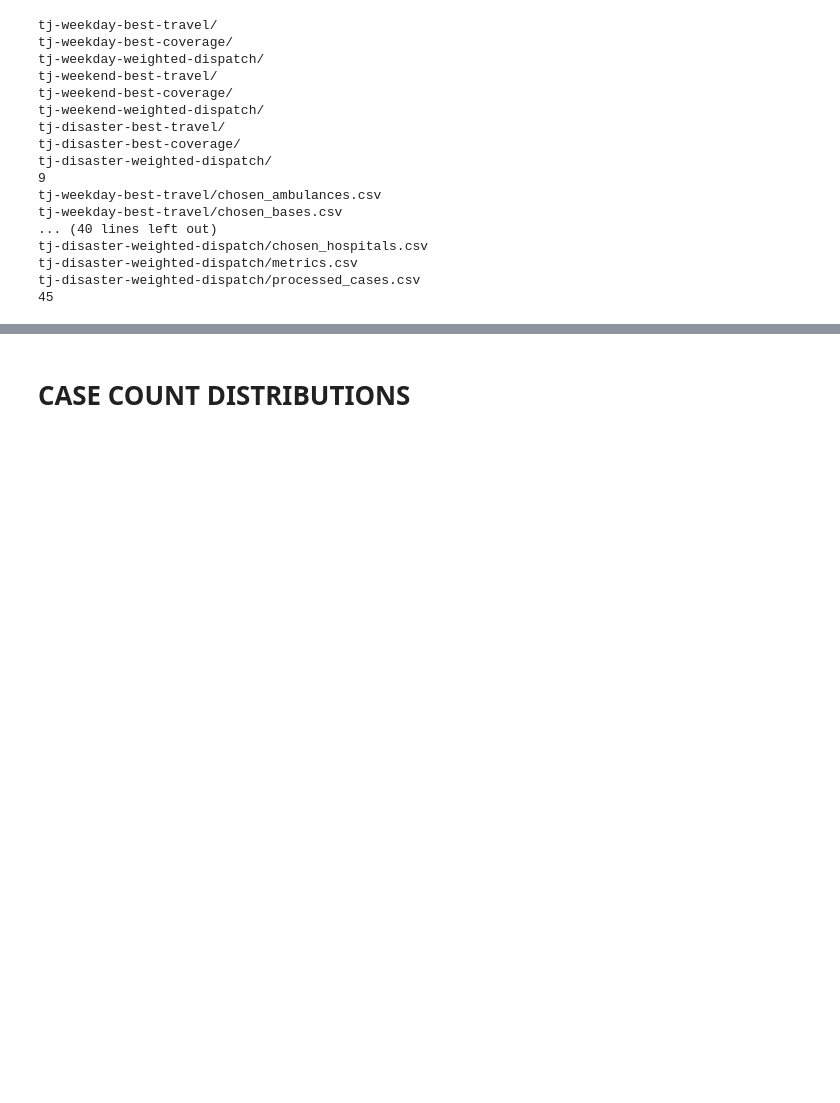
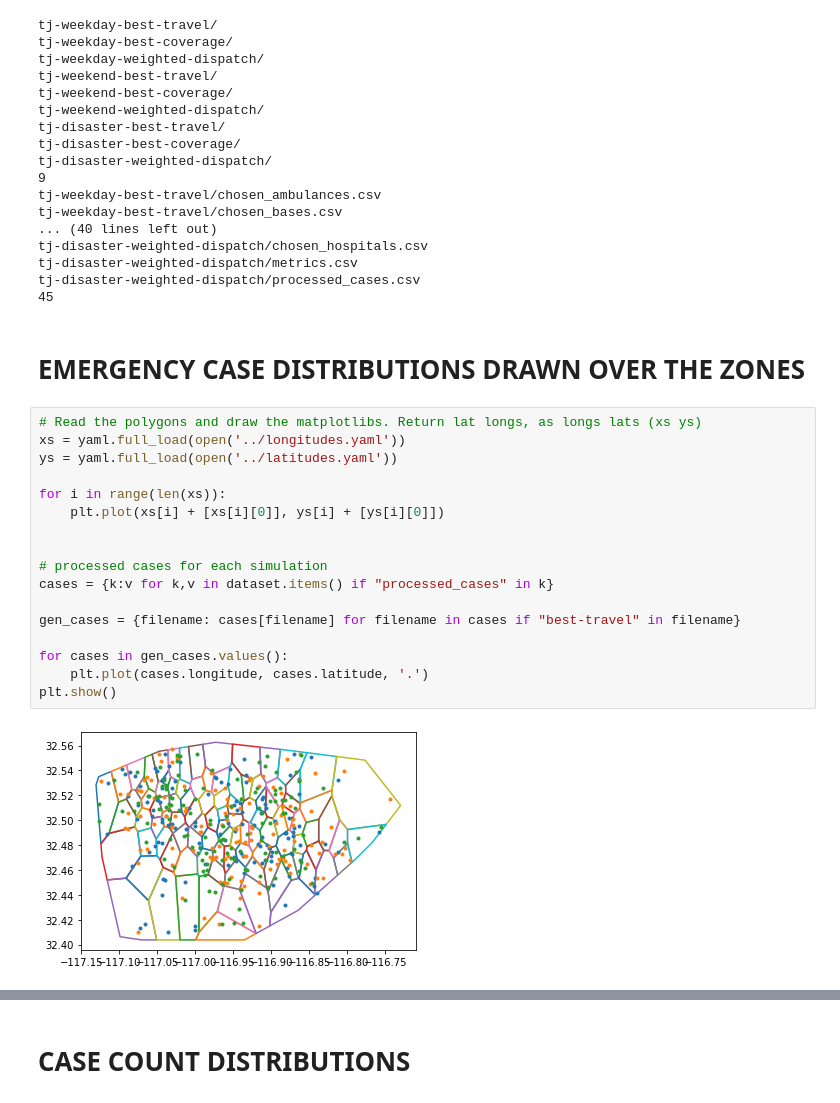
Before and after one commit to EMSTrack/Algorithms, a Jupyter notebook: rct-simulation-v3-everything.ipynb, the cells around one changed output, grey strips where cells are left out. Saved outputs shown, nothing was run; the diff lists cells and outputs as text; blank space fills up the shorter version.

```diff
--- a/rct-simulation-v3-everything.ipynb
+++ b/rct-simulation-v3-everything.ipynb
@@ -128,3 +129,24 @@ tj-disaster-weighted-dispatch/chosen_hospitals.csv
 tj-disaster-weighted-dispatch/metrics.csv
 tj-disaster-weighted-dispatch/processed_cases.csv
 45
+# %% [markdown]
+# EMERGENCY CASE DISTRIBUTIONS DRAWN OVER THE ZONES
+# %%
+# Read the polygons and draw the matplotlibs. Return lat longs, as longs lats (xs ys)
+xs = yaml.full_load(open('../longitudes.yaml'))
+ys = yaml.full_load(open('../latitudes.yaml'))
+
+for i in range(len(xs)):
+    plt.plot(xs[i] + [xs[i][0]], ys[i] + [ys[i][0]])
+
+
+# processed cases for each simulation
+cases = {k:v for k,v in dataset.items() if "processed_cases" in k}
+
+gen_cases = {filename: cases[filename] for filename in cases if "best-travel" in filename}
+
+for cases in gen_cases.values():
+    plt.plot(cases.longitude, cases.latitude, '.')
+plt.show()
+# %% [output]
+[figure, added]
```
Also changed, not shown: parts of 17 cells of this notebook, 11 other files.
